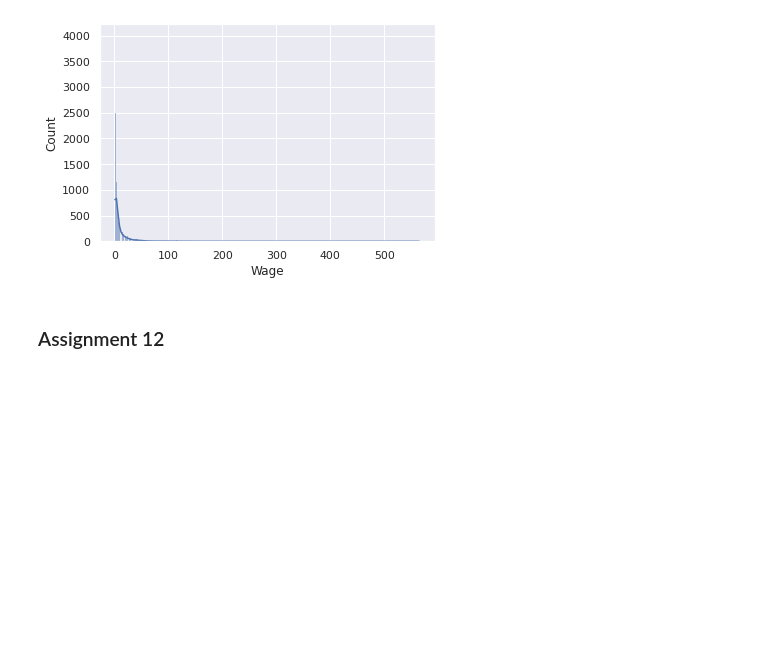
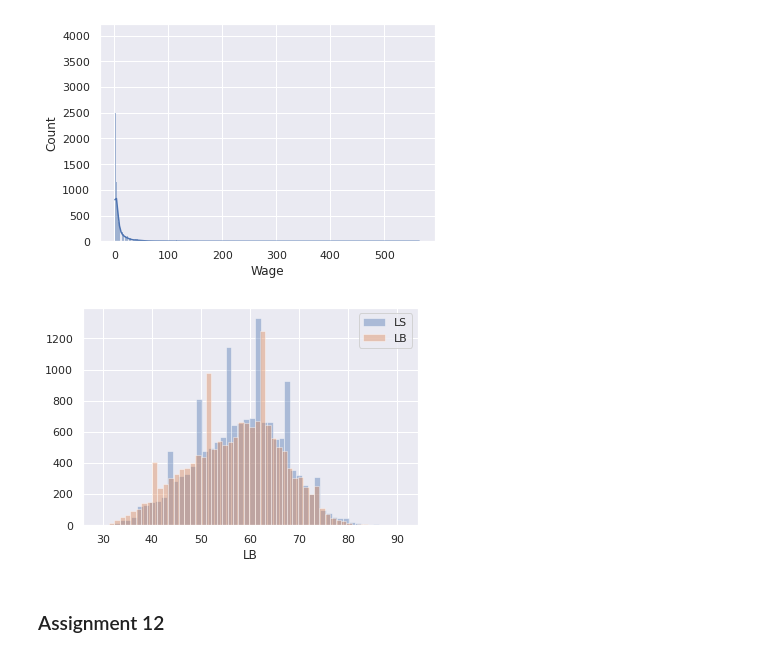
Before and after one commit to HamidBekamiri/EDA_GitHub, a Jupyter notebook: EDA_FIFA_2022.ipynb, the cells around one changed output. Cells and saved outputs as stored; diff of their text form; code cells hidden in the pictures; blank space fills up the shorter version.

```diff
--- a/EDA_FIFA_2022.ipynb
+++ b/EDA_FIFA_2022.ipynb
@@ -1272,6 +1272,14 @@ sns.histplot(data=fifadata, x="Wage", kde=True)
 # %% [output]
 <AxesSubplot:xlabel='Wage', ylabel='Count'>
 [figure]
+# %%
+fifadata.LB = fifadata.LB.str[:2]
+# %%
+sns.distplot(fifadata.LS, kde=False, label="LS")
+sns.distplot(fifadata.LB, kde=False, label="LB")
+plt.legend();
+# %% [output]
+[figure, added]
 # %% [markdown]
 ### Assignment 12
 # %%
```
Also changed, not shown: parts of 10 cells of this notebook.
